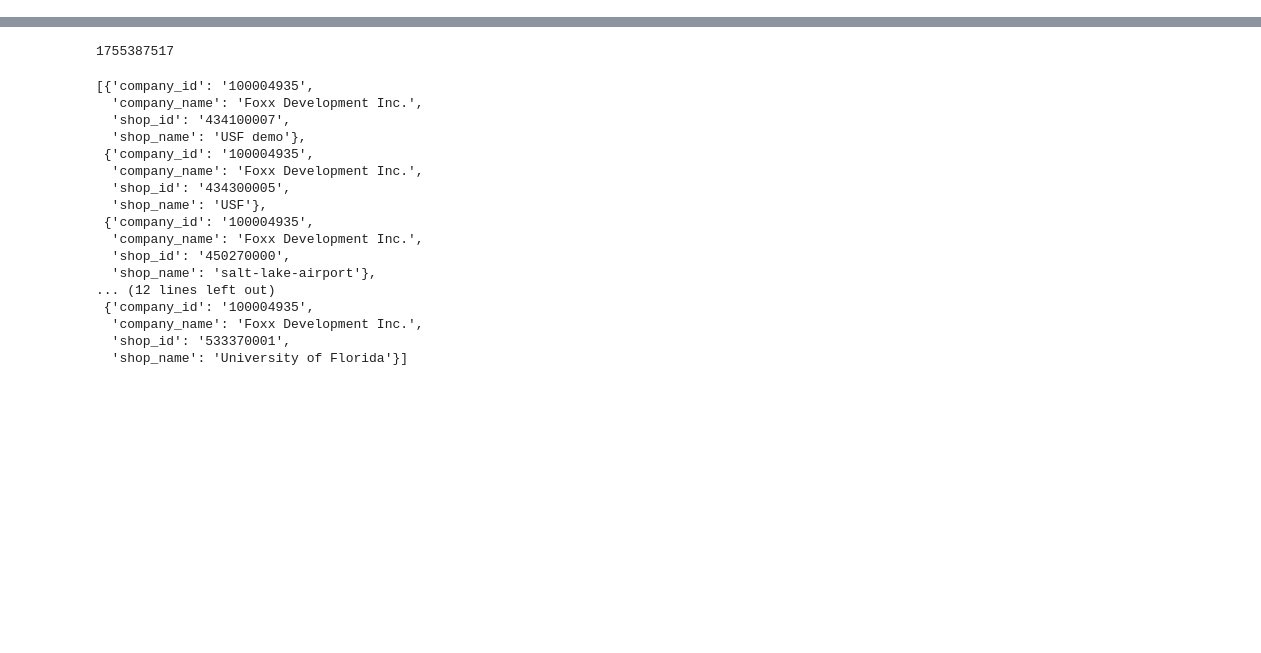
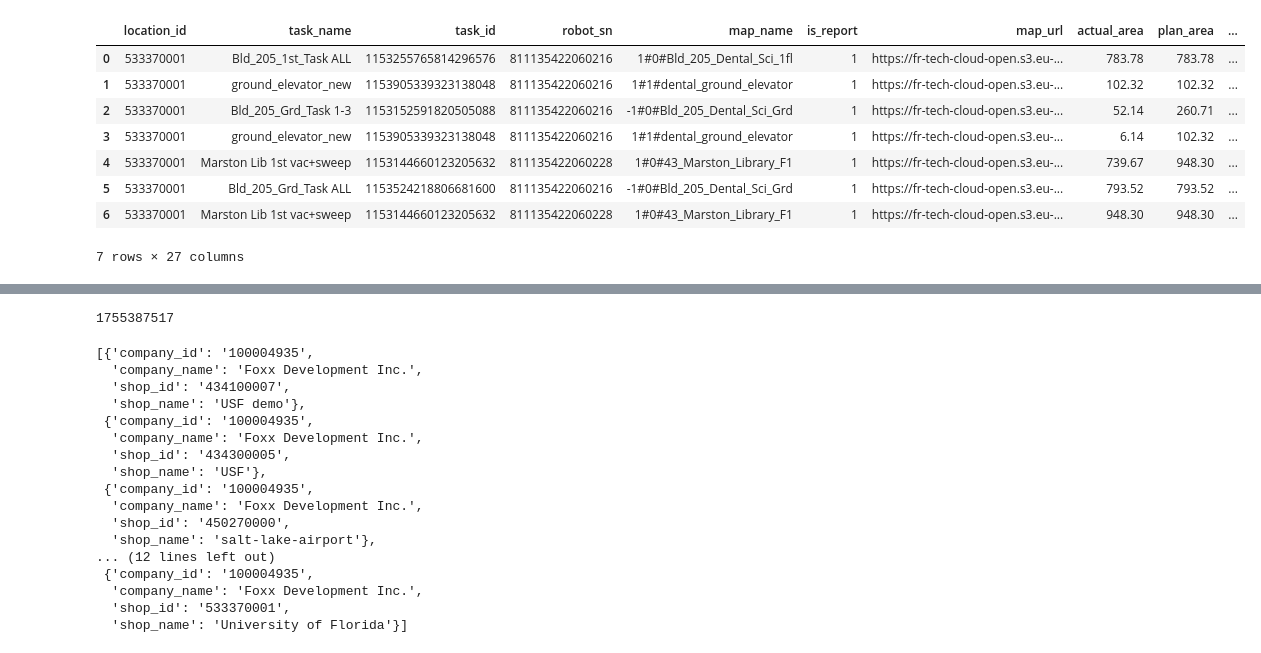
Before and after one commit to CarloCHEN/pudu_robot, a Jupyter notebook: src/ds.ipynb, the cells around one changed output, grey strips where cells are left out. Saved outputs shown, nothing was run; the diff lists cells and outputs as text; code cells hidden in the pictures; blank space fills up the shorter version.

```diff
--- a/src/ds.ipynb
+++ b/src/ds.ipynb
@@ -3,0 +18,14 @@ from pudu.apis.pudu_api import *
+# %%
+df = get_schedule_table(start_time='2025-08-15 00:00:00', end_time='2025-08-15 23:59:59')
+df.columns = [col.lower().replace(' ', '_') for col in df.columns]
+df
+# %% [output]
+|  | location_id | task_name | task_id | robot_sn | map_name | is_report | map_url | actual_area | plan_area | ... |
+| 0 | 533370001 | Bld_205_1st_Task ALL | 1153255765814296576 | 811135422060216 | 1#0#Bld_205_Dental_Sci_1fl | 1 | https://fr-tech-cloud-open.s3.eu-... | 783.78 | 783.78 | ... |
+| 1 | 533370001 | ground_elevator_new | 1153905339323138048 | 811135422060216 | 1#1#dental_ground_elevator | 1 | https://fr-tech-cloud-open.s3.eu-... | 102.32 | 102.32 | ... |
+| 2 | 533370001 | Bld_205_Grd_Task 1-3 | 1153152591820505088 | 811135422060216 | -1#0#Bld_205_Dental_Sci_Grd | 1 | https://fr-tech-cloud-open.s3.eu-... | 52.14 | 260.71 | ... |
+| 3 | 533370001 | ground_elevator_new | 1153905339323138048 | 811135422060216 | 1#1#dental_ground_elevator | 1 | https://fr-tech-cloud-open.s3.eu-... | 6.14 | 102.32 | ... |
+| 4 | 533370001 | Marston Lib 1st vac+sweep | 1153144660123205632 | 811135422060228 | 1#0#43_Marston_Library_F1 | 1 | https://fr-tech-cloud-open.s3.eu-... | 739.67 | 948.30 | ... |
+| 5 | 533370001 | Bld_205_Grd_Task ALL | 1153524218806681600 | 811135422060216 | -1#0#Bld_205_Dental_Sci_Grd | 1 | https://fr-tech-cloud-open.s3.eu-... | 793.52 | 793.52 | ... |
+| 6 | 533370001 | Marston Lib 1st vac+sweep | 1153144660123205632 | 811135422060228 | 1#0#43_Marston_Library_F1 | 1 | https://fr-tech-cloud-open.s3.eu-... | 948.30 | 948.30 | ... |
+7 rows × 27 columns
```
Also changed, not shown: parts of 25 cells of this notebook, 9 other files.
